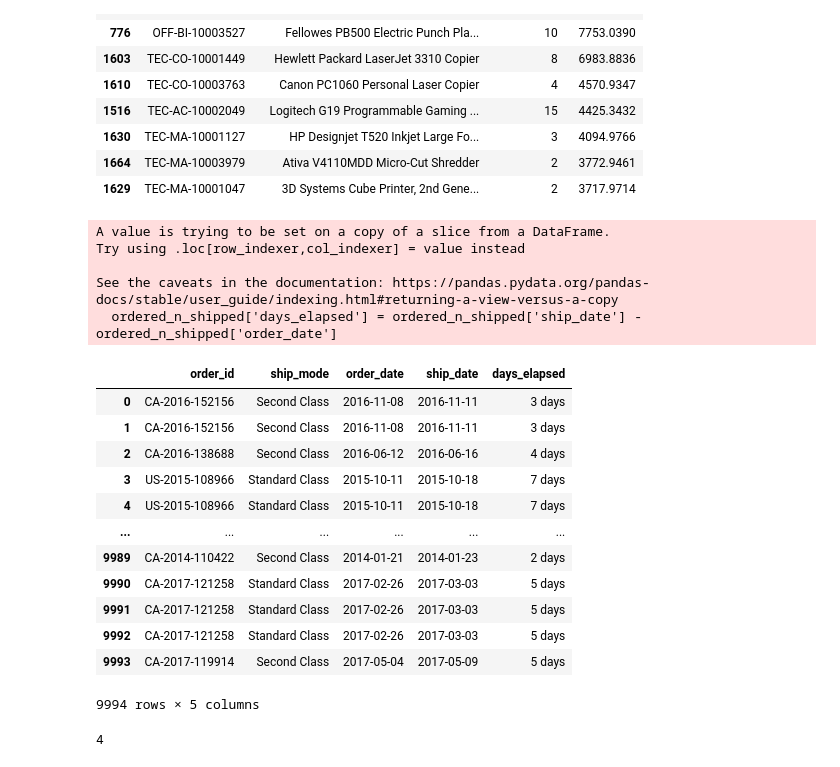
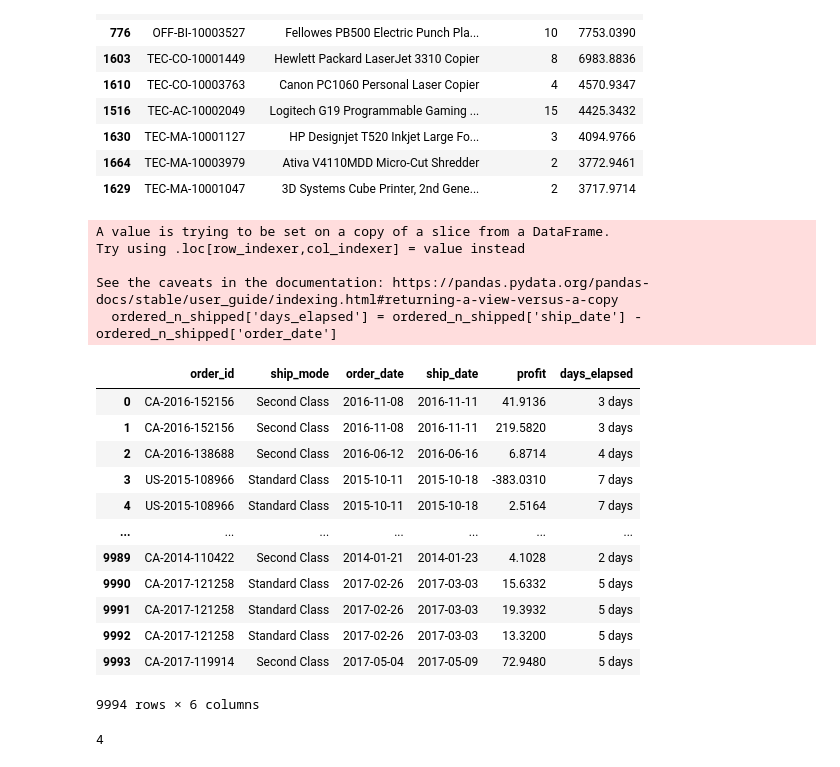
Before and after one commit to Dilcia19/superstore, a Jupyter notebook: notebooks/analysis_in_py.ipynb, the cells around one changed output. Saved outputs shown, nothing was run; the diff lists cells and outputs as text; code cells hidden in the pictures.

Commit message:
first class shipping profitability

```diff
--- a/notebooks/analysis_in_py.ipynb
+++ b/notebooks/analysis_in_py.ipynb
@@ -408,28 +408,28 @@ df_repeat_customer_products_high_profit.iloc[0:8]
 | 1664 | TEC-MA-10003979 | Ativa V4110MDD Micro-Cut Shredder | 2 | 3772.9461 |
 | 1629 | TEC-MA-10001047 | 3D Systems Cube Printer, 2nd Gene... | 2 | 3717.9714 |
 # %%
-ordered_n_shipped = store_records[['order_id','ship_mode','order_date','ship_date']]
+ordered_n_shipped = store_records[['order_id','ship_mode','order_date','ship_date','profit']]
 ordered_n_shipped['days_elapsed'] = ordered_n_shipped['ship_date'] - ordered_n_shipped['order_date']
 ordered_n_shipped
 # %% [output]
 A value is trying to be set on a copy of a slice from a DataFrame.
 Try using .loc[row_indexer,col_indexer] = value instead
 
 See the caveats in the documentation: https://pandas.pydata.org/pandas-docs/stable/user_guide/indexing.html#returning-a-view-versus-a-copy
   ordered_n_shipped['days_elapsed'] = ordered_n_shipped['ship_date'] - ordered_n_shipped['order_date']
-|  | order_id | ship_mode | order_date | ship_date | days_elapsed |
-| 0 | CA-2016-152156 | Second Class | 2016-11-08 | 2016-11-11 | 3 days |
-| 1 | CA-2016-152156 | Second Class | 2016-11-08 | 2016-11-11 | 3 days |
-| 2 | CA-2016-138688 | Second Class | 2016-06-12 | 2016-06-16 | 4 days |
-| 3 | US-2015-108966 | Standard Class | 2015-10-11 | 2015-10-18 | 7 days |
-| 4 | US-2015-108966 | Standard Class | 2015-10-11 | 2015-10-18 | 7 days |
-| ... | ... | ... | ... | ... | ... |
-| 9989 | CA-2014-110422 | Second Class | 2014-01-21 | 2014-01-23 | 2 days |
-| 9990 | CA-2017-121258 | Standard Class | 2017-02-26 | 2017-03-03 | 5 days |
-| 9991 | CA-2017-121258 | Standard Class | 2017-02-26 | 2017-03-03 | 5 days |
-| 9992 | CA-2017-121258 | Standard Class | 2017-02-26 | 2017-03-03 | 5 days |
-| 9993 | CA-2017-119914 | Second Class | 2017-05-04 | 2017-05-09 | 5 days |
+|  | order_id | ship_mode | order_date | ship_date | profit | days_elapsed |
+| 0 | CA-2016-152156 | Second Class | 2016-11-08 | 2016-11-11 | 41.9136 | 3 days |
+| 1 | CA-2016-152156 | Second Class | 2016-11-08 | 2016-11-11 | 219.5820 | 3 days |
+| 2 | CA-2016-138688 | Second Class | 2016-06-12 | 2016-06-16 | 6.8714 | 4 days |
+| 3 | US-2015-108966 | Standard Class | 2015-10-11 | 2015-10-18 | -383.0310 | 7 days |
+| 4 | US-2015-108966 | Standard Class | 2015-10-11 | 2015-10-18 | 2.5164 | 7 days |
+| ... | ... | ... | ... | ... | ... | ... |
+| 9989 | CA-2014-110422 | Second Class | 2014-01-21 | 2014-01-23 | 4.1028 | 2 days |
+| 9990 | CA-2017-121258 | Standard Class | 2017-02-26 | 2017-03-03 | 15.6332 | 5 days |
+| 9991 | CA-2017-121258 | Standard Class | 2017-02-26 | 2017-03-03 | 19.3932 | 5 days |
+| 9992 | CA-2017-121258 | Standard Class | 2017-02-26 | 2017-03-03 | 13.3200 | 5 days |
+| 9993 | CA-2017-119914 | Second Class | 2017-05-04 | 2017-05-09 | 72.9480 | 5 days |
-9994 rows × 5 columns
+9994 rows × 6 columns
 # %%
 avg_ship_days = ordered_n_shipped['days_elapsed'].dt.days.mean().round(1)
 int(avg_ship_days)
```
Also changed, not shown: parts of 1 cell of this notebook, 1 other file.
